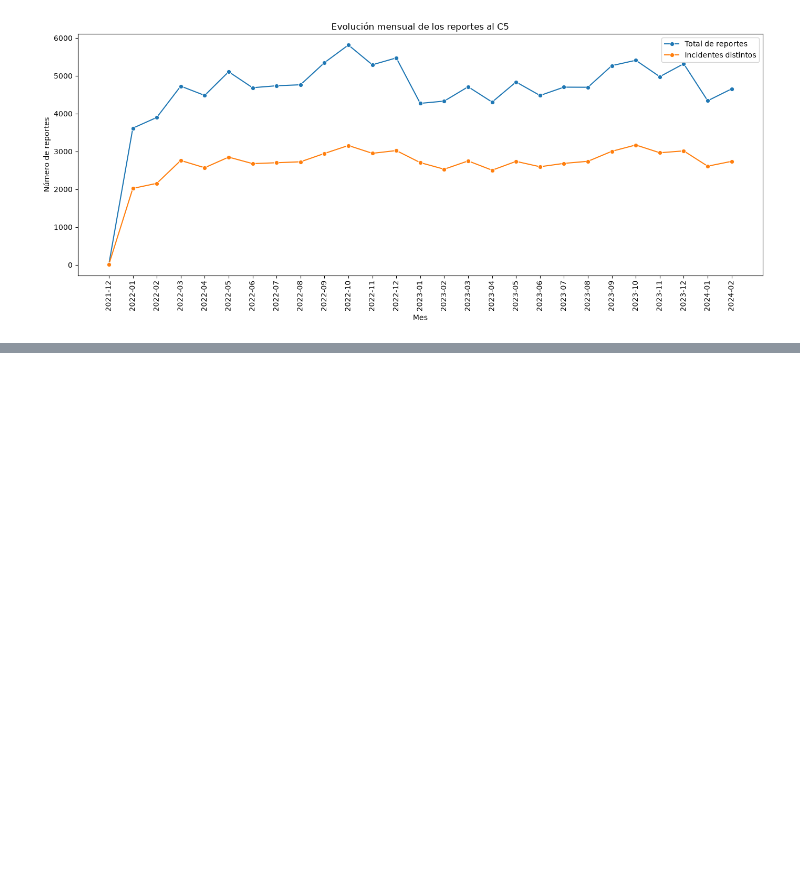
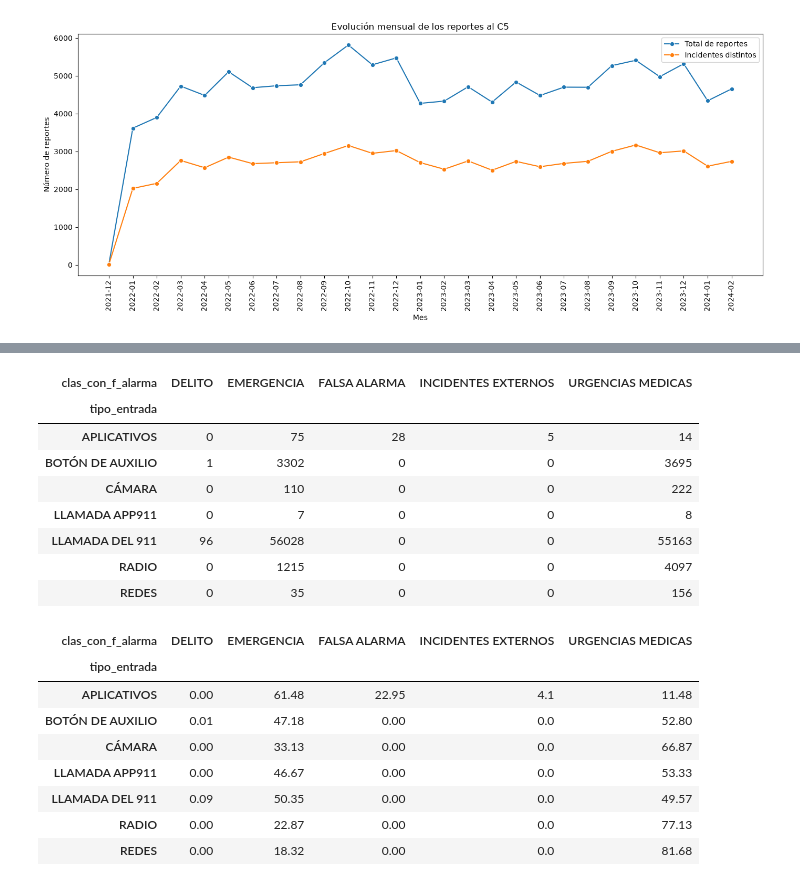
Before and after one commit to JafetR19/ds-project-team1-CGNR-JASR, a Jupyter notebook: notebooks/nb02_preguntas_visualizaciones.ipynb, the cells around one changed output, grey strips where cells are left out. Cells and saved outputs as stored; diff of their text form; code cells hidden in the pictures; blank space fills up the shorter version.

```diff
--- a/notebooks/nb02_preguntas_visualizaciones.ipynb
+++ b/notebooks/nb02_preguntas_visualizaciones.ipynb
@@ -144,0 +225,33 @@ plt.show()
+# %%
+tabla_alarmas = pd.crosstab(
+    df['tipo_entrada'],
+    df['clas_con_f_alarma']
+)
+
+tabla_alarmas_pct = pd.crosstab(
+    df['tipo_entrada'],
+    df['clas_con_f_alarma'],
+    normalize='index'
+) * 100
+
+display(tabla_alarmas)
+display(tabla_alarmas_pct.round(2))
+# %% [output]
+| clas_con_f_alarma | DELITO | EMERGENCIA | FALSA ALARMA | INCIDENTES EXTERNOS | URGENCIAS MEDICAS |
+| tipo_entrada |  |  |  |  |  |
+| APLICATIVOS | 0 | 75 | 28 | 5 | 14 |
+| BOTÓN DE AUXILIO | 1 | 3302 | 0 | 0 | 3695 |
+| CÁMARA | 0 | 110 | 0 | 0 | 222 |
+| LLAMADA APP911 | 0 | 7 | 0 | 0 | 8 |
+| LLAMADA DEL 911 | 96 | 56028 | 0 | 0 | 55163 |
+| RADIO | 0 | 1215 | 0 | 0 | 4097 |
+| REDES | 0 | 35 | 0 | 0 | 156 |
+| clas_con_f_alarma | DELITO | EMERGENCIA | FALSA ALARMA | INCIDENTES EXTERNOS | URGENCIAS MEDICAS |
+| tipo_entrada |  |  |  |  |  |
+| APLICATIVOS | 0.00 | 61.48 | 22.95 | 4.1 | 11.48 |
+| BOTÓN DE AUXILIO | 0.01 | 47.18 | 0.00 | 0.0 | 52.80 |
+| CÁMARA | 0.00 | 33.13 | 0.00 | 0.0 | 66.87 |
+| LLAMADA APP911 | 0.00 | 46.67 | 0.00 | 0.0 | 53.33 |
+| LLAMADA DEL 911 | 0.09 | 50.35 | 0.00 | 0.0 | 49.57 |
+| RADIO | 0.00 | 22.87 | 0.00 | 0.0 | 77.13 |
+| REDES | 0.00 | 18.32 | 0.00 | 0.0 | 81.68 |
```
Also changed, not shown: parts of 4 cells of this notebook.
